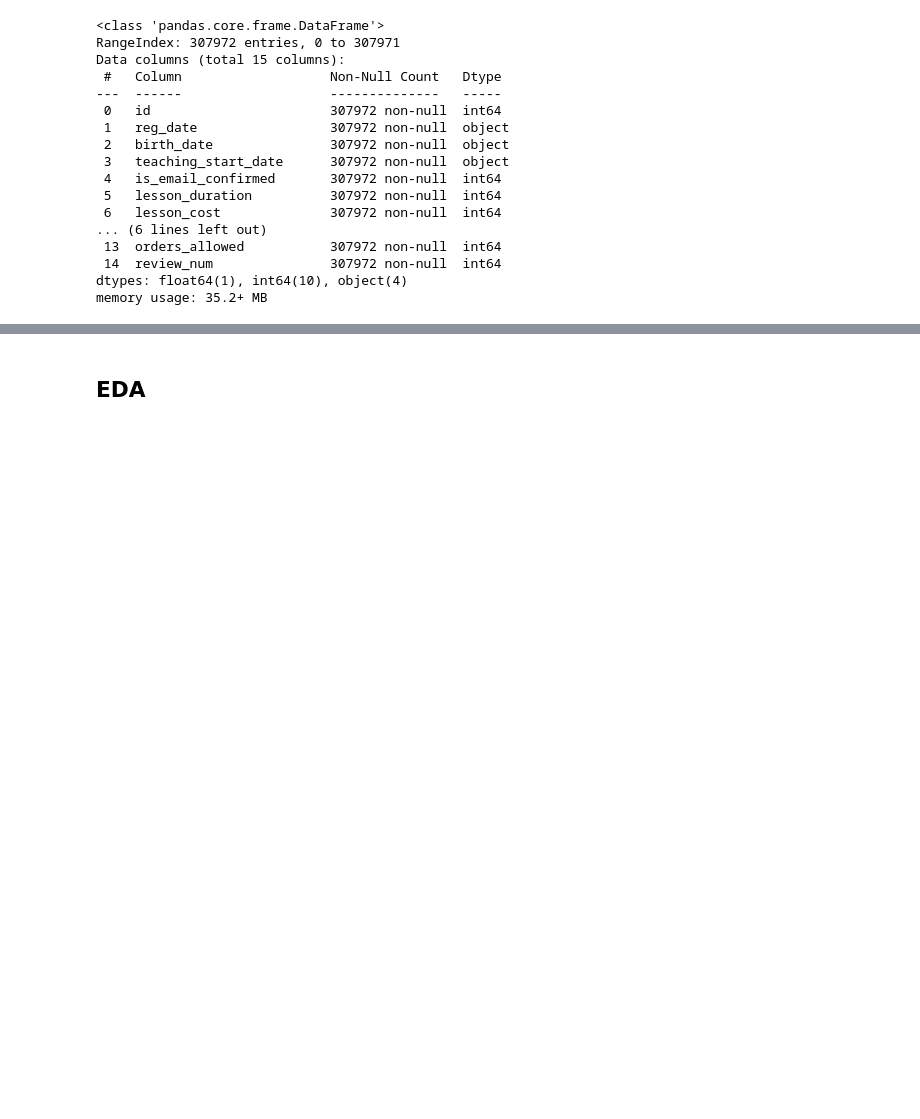
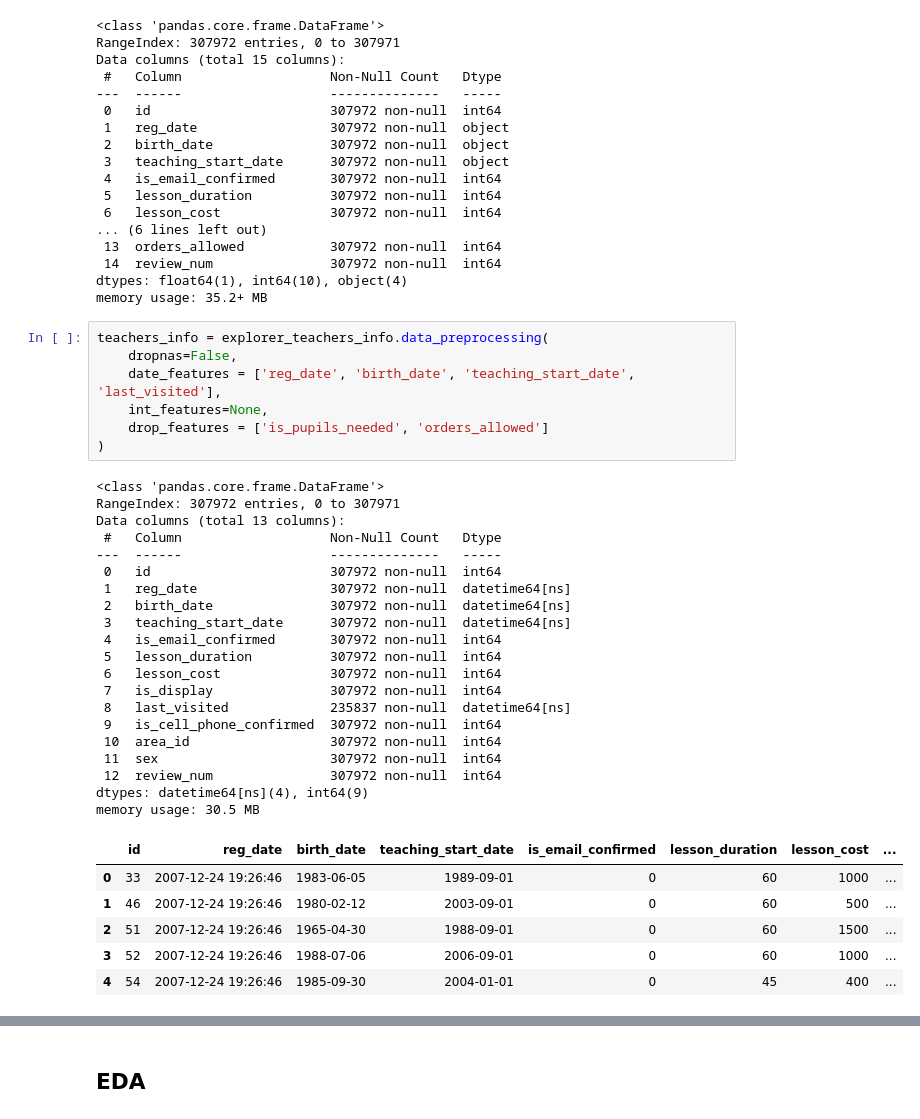
Before and after one commit to denis-42ds/identification_and_optimization_of_payments, a Jupyter notebook: payments_optimization.ipynb, the cells around one changed output, grey strips where cells are left out. Cells and saved outputs as stored; diff of their text form; blank space fills up the shorter version.

```diff
--- a/payments_optimization.ipynb
+++ b/payments_optimization.ipynb
@@ -772,3 +733,37 @@ Data columns (total 15 columns):
  14  review_num               307972 non-null  int64
 dtypes: float64(1), int64(10), object(4)
 memory usage: 35.2+ MB
+# %%
+teachers_info = explorer_teachers_info.data_preprocessing(
+    dropnas=False,
+    date_features = ['reg_date', 'birth_date', 'teaching_start_date', 'last_visited'],
+    int_features=None,
+    drop_features = ['is_pupils_needed', 'orders_allowed']
+)
+# %% [output]
+<class 'pandas.core.frame.DataFrame'>
+RangeIndex: 307972 entries, 0 to 307971
+Data columns (total 13 columns):
+ #   Column                   Non-Null Count   Dtype
+---  ------                   --------------   -----
+ 0   id                       307972 non-null  int64
+ 1   reg_date                 307972 non-null  datetime64[ns]
+ 2   birth_date               307972 non-null  datetime64[ns]
+ 3   teaching_start_date      307972 non-null  datetime64[ns]
+ 4   is_email_confirmed       307972 non-null  int64
+ 5   lesson_duration          307972 non-null  int64
+ 6   lesson_cost              307972 non-null  int64
+ 7   is_display               307972 non-null  int64
+ 8   last_visited             235837 non-null  datetime64[ns]
+ 9   is_cell_phone_confirmed  307972 non-null  int64
+ 10  area_id                  307972 non-null  int64
+ 11  sex                      307972 non-null  int64
+ 12  review_num               307972 non-null  int64
+dtypes: datetime64[ns](4), int64(9)
+memory usage: 30.5 MB
+|  | id | reg_date | birth_date | teaching_start_date | is_email_confirmed | lesson_duration | lesson_cost | ... |
+| 0 | 33 | 2007-12-24 19:26:46 | 1983-06-05 | 1989-09-01 | 0 | 60 | 1000 | ... |
+| 1 | 46 | 2007-12-24 19:26:46 | 1980-02-12 | 2003-09-01 | 0 | 60 | 500 | ... |
+| 2 | 51 | 2007-12-24 19:26:46 | 1965-04-30 | 1988-09-01 | 0 | 60 | 1500 | ... |
+| 3 | 52 | 2007-12-24 19:26:46 | 1988-07-06 | 2006-09-01 | 0 | 60 | 1000 | ... |
+| 4 | 54 | 2007-12-24 19:26:46 | 1985-09-30 | 2004-01-01 | 0 | 45 | 400 | ... |
```
Also changed, not shown: parts of 36 cells of this notebook, 2 other files.
